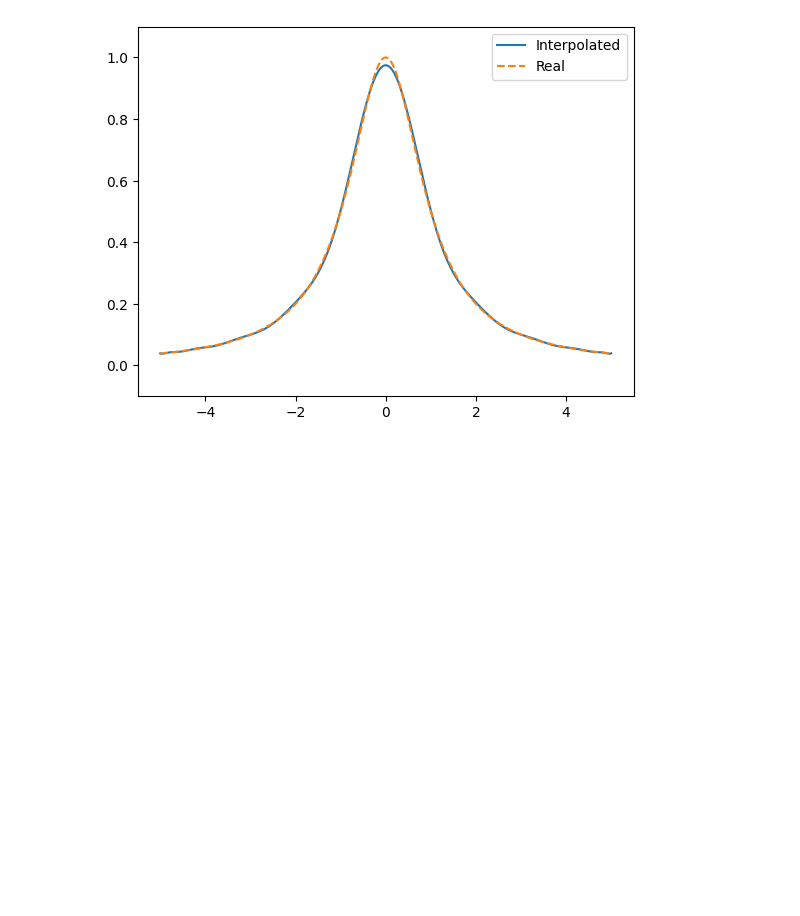
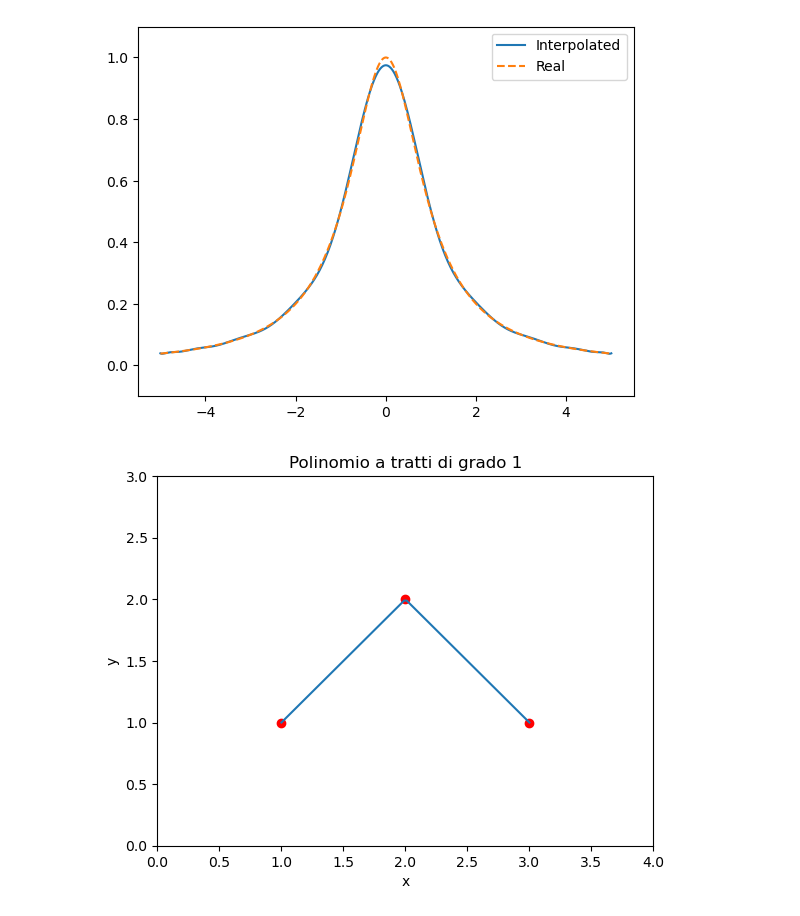
Before and after one commit to alessioarcara/mcn2023, a Jupyter notebook: interpolation.ipynb, the cells around one changed output. Cells and saved outputs as stored; diff of their text form; code cells hidden in the pictures; blank space fills up the shorter version.

```diff
--- a/interpolation.ipynb
+++ b/interpolation.ipynb
@@ -129,3 +129,31 @@ plt.legend()
 plt.show()
 # %% [output]
 [figure]
+# %%
+points = [(1,1), (2,2), (3,1)]
+
+def piecewise_linear(points, x):
+    for i in range(len(points) - 1):
+        x1, y1 = points[i]
+        x2, y2 = points[i + 1]
+        if x1 == x2:
+            continue
+        if x1 <= x <= x2:
+            slope = (y2 - y1) / (x2 - x1)
+            y = y1 + slope * (x - x1)
+            return y
+    return None
+
+xv = np.linspace(1, 3, 100)
+yv = [piecewise_linear(points, x) for x in xv]
+
+plt.scatter(*zip(*points), color='red')
+plt.plot(xv, yv)
+plt.xlabel('x')
+plt.ylabel('y')
+plt.xlim(0,4)
+plt.ylim(0,3)
+plt.title('Polinomio a tratti di grado 1')
+plt.show()
+# %% [output]
+[figure, added]
```
Also changed, not shown: parts of 1 cell of this notebook, 17 other files.
